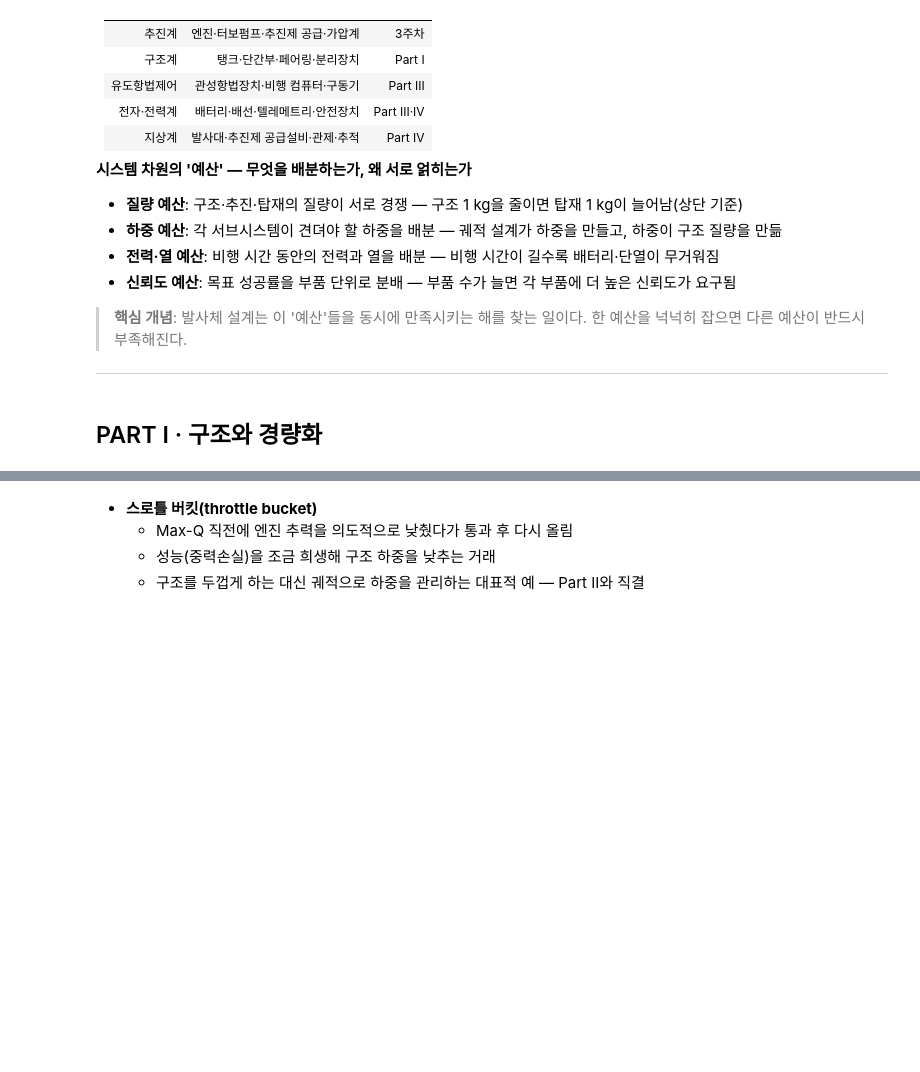
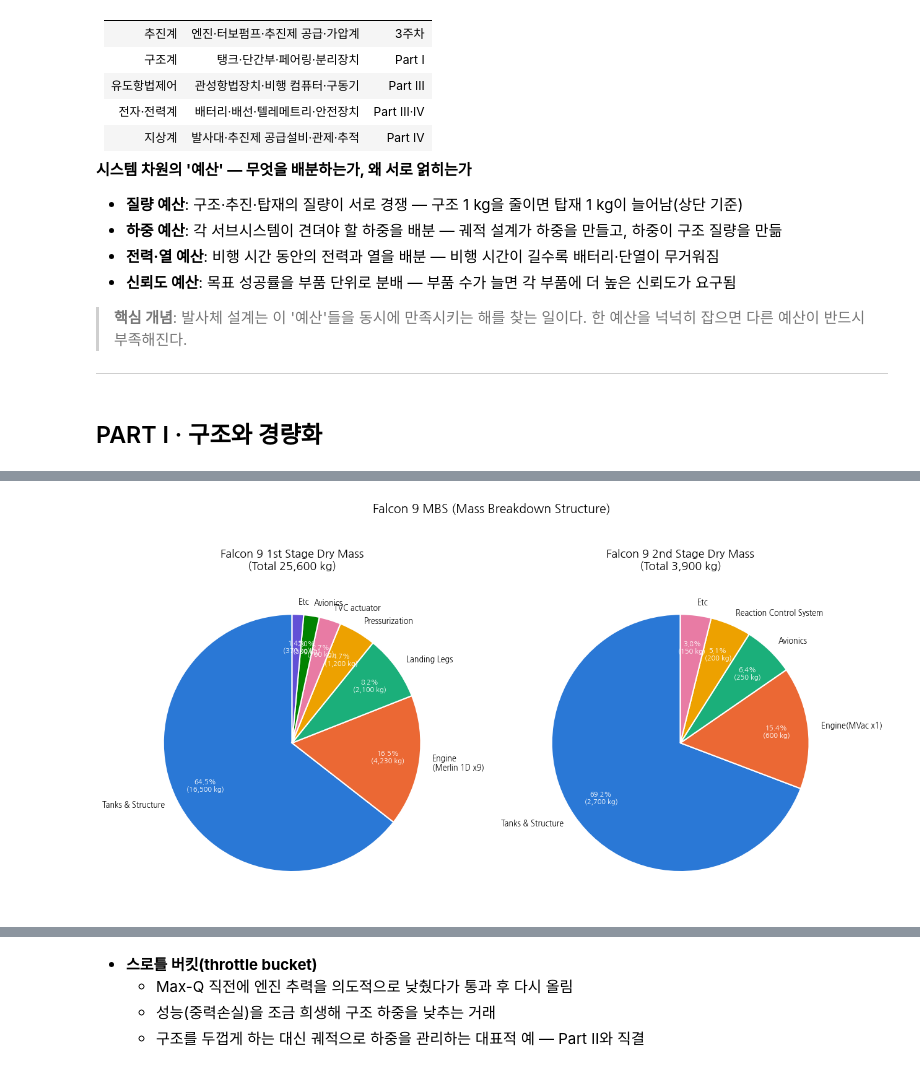
Before and after one commit to gabraxas/LVs-and-Policy, a Jupyter notebook: lecture/week04/week04.ipynb, the cells around one changed output, grey strips where cells are left out. Cells and saved outputs as stored; diff of their text form; code cells hidden in the pictures; blank space fills up the shorter version.

```diff
--- a/lecture/week04/week04.ipynb
+++ b/lecture/week04/week04.ipynb
@@ -106,0 +282,94 @@ $$
+# %%
+"""
+Falcon 9 MBS (Mass Breakdown Structure) 파이차트
+- 1단(First Stage)과 2단(Second Stage)의 건조질량(구조) 서브시스템별 구성비를 시각화
+- 수치는 공개 자료(SpaceX 스펙시트, FAA 신고자료) 및 공학적 추정치를 종합한 근사치
+"""
+
+import matplotlib.pyplot as plt
+
+# 셀 1: 나눔고딕 설치 (최초 1회만 필요)
+!apt-get -y install fonts-nanum -qq > /dev/null 2>&1
+import matplotlib.font_manager as fm
+fm.fontManager.addfont("/usr/share/fonts/truetype/nanum/NanumGothic.ttf")
+
+# 경고 무시
+import warnings
+warnings.filterwarnings("ignore", category=UserWarning)
+
+# ------------------------------------------------------------------
+# 데이터: 서브시스템별 건조질량 (kg)
+# ------------------------------------------------------------------
+stage1_labels = [
+    "Tanks & Structure",
+    "Engine\n(Merlin 1D x9)",
+    "Landing Legs",
+    "Pressurization",
+    "TVC actuator",
+    "Avionics",
+    "Etc",
+]
+stage1_masses = [16500, 4230, 2100, 1200, 700, 500, 370]  # 합계 25,600 kg
+
+stage2_labels = [
+    "Tanks & Structure",
+    "Engine(MVac x1)",
+    "Avionics",
+    "Reaction Control System",
+    "Etc",
+]
+stage2_masses = [2700, 600, 250, 200, 150]  # 합계 3,900 kg
+
+# ------------------------------------------------------------------
+# 색상 팔레트 (카테고리별 구분)
+# ------------------------------------------------------------------
+colors = ["#2a78d6", "#eb6834", "#1baf7a", "#eda100", "#e87ba4", "#008300", "#6250d6"]
+
+# ------------------------------------------------------------------
+# 한글 폰트 설정 (환경에 나눔고딕 등이 있으면 자동 사용, 없으면 기본 폰트로 대체)
+# ------------------------------------------------------------------
+plt.rcParams["axes.unicode_minus"] = False
+for font_name in ["NanumGothic", "Malgun Gothic", "AppleGothic"]:
+    if font_name in [f.name for f in plt.matplotlib.font_manager.fontManager.ttflist]:
+        plt.rcParams["font.family"] = font_name
+        break
+
+# ------------------------------------------------------------------
+# 파이차트 그리기
+# ------------------------------------------------------------------
+fig, axes = plt.subplots(1, 2, figsize=(13, 7))
+
+def draw_pie(ax, labels, masses, colors, title, total_label):
+    total = sum(masses)
+    wedges, texts, autotexts = ax.pie(
+        masses,
+        labels=labels,
+        colors=colors[: len(masses)],
+        autopct=lambda p: f"{p:.1f}%\n({p * total / 100:,.0f} kg)",
+        startangle=90,
+        pctdistance=0.75,
+        textprops={"fontsize": 9},
+        wedgeprops={"edgecolor": "white", "linewidth": 1.5},
+    )
+    for autotext in autotexts:
+        autotext.set_color("white")
+        autotext.set_fontsize(8)
+        autotext.set_fontweight("bold")
+    ax.set_title(f"{title}\n(Total {total_label})", fontsize=13, fontweight="bold", pad=15)
+
+draw_pie(axes[0], stage1_labels, stage1_masses, colors,
+         "Falcon 9 1st Stage Dry Mass", "25,600 kg")
+draw_pie(axes[1], stage2_labels, stage2_masses, colors,
+         "Falcon 9 2nd Stage Dry Mass", "3,900 kg")
+
+fig.suptitle("Falcon 9 MBS (Mass Breakdown Structure)",
+             fontsize=14, fontweight="bold", y=1.02)
+fig.tight_layout()
+
+# ------------------------------------------------------------------
+# 저장 및 출력
+# ------------------------------------------------------------------
+fig.savefig("falcon9_mbs_piechart.png", dpi=200, bbox_inches="tight")
+plt.show()
+# %% [output]
+[figure, added]
```
Also changed, not shown: parts of 40 cells of this notebook.
